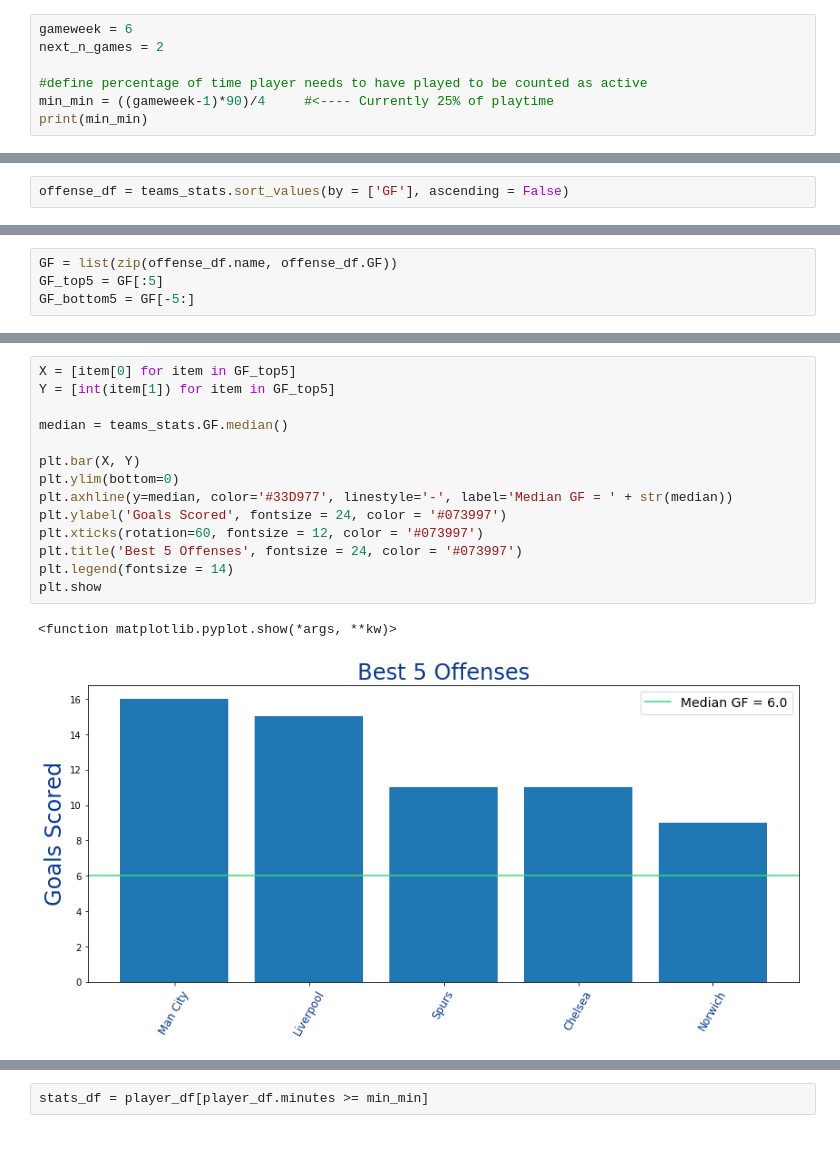
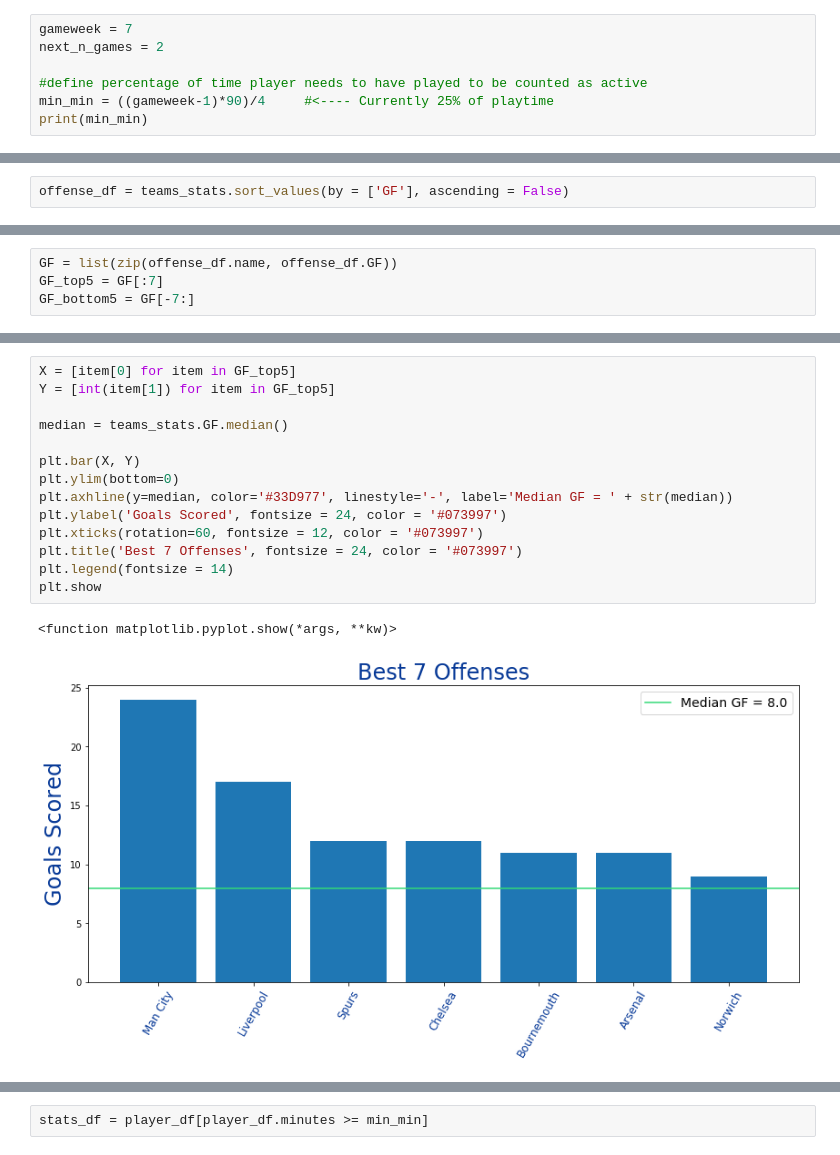
Before and after one commit to yogesh-nikose/EPL_Sandbox, a Jupyter notebook: Algo_GW5.ipynb, the cells around one changed output, grey strips where cells are left out. Cells and saved outputs as stored; diff of their text form.

```diff
--- a/Algo_GW5.ipynb
+++ b/Algo_GW5.ipynb
@@ -1,7 +1,7 @@
 # %% [markdown]
 ## Define Gameweek and Periods for FDR calculation
 # %%
-gameweek = 6
+gameweek = 7
 next_n_games = 2
 
 #define percentage of time player needs to have played to be counted as active
@@ -1432,7 +1450,7 @@ offense_df.head()
 # %%
 GF = list(zip(offense_df.name, offense_df.GF))
-GF_top5 = GF[:5]
-GF_bottom5 = GF[-5:]
+GF_top5 = GF[:7]
+GF_bottom5 = GF[-7:]
 # %%
 GF_top5, GF_bottom5
 # %% [output]
@@ -1449,20 +1471,20 @@ GF_top5, GF_bottom5
 # %%
 X = [item[0] for item in GF_top5]
 Y = [int(item[1]) for item in GF_top5]
 
 median = teams_stats.GF.median()
 
 plt.bar(X, Y)
 plt.ylim(bottom=0)
 plt.axhline(y=median, color='#33D977', linestyle='-', label='Median GF = ' + str(median))
 plt.ylabel('Goals Scored', fontsize = 24, color = '#073997')
 plt.xticks(rotation=60, fontsize = 12, color = '#073997')
-plt.title('Best 5 Offenses', fontsize = 24, color = '#073997')
+plt.title('Best 7 Offenses', fontsize = 24, color = '#073997')
 plt.legend(fontsize = 14)
 plt.show
 # %% [output]
 <function matplotlib.pyplot.show(*args, **kw)>
-[figure, old version]
+[figure, new version]
 # %%
 X = [item[0] for item in GF_bottom5]
 Y = [int(item[1]) for item in GF_bottom5]
```
Also changed, not shown: parts of 72 cells of this notebook, 20 other files.
